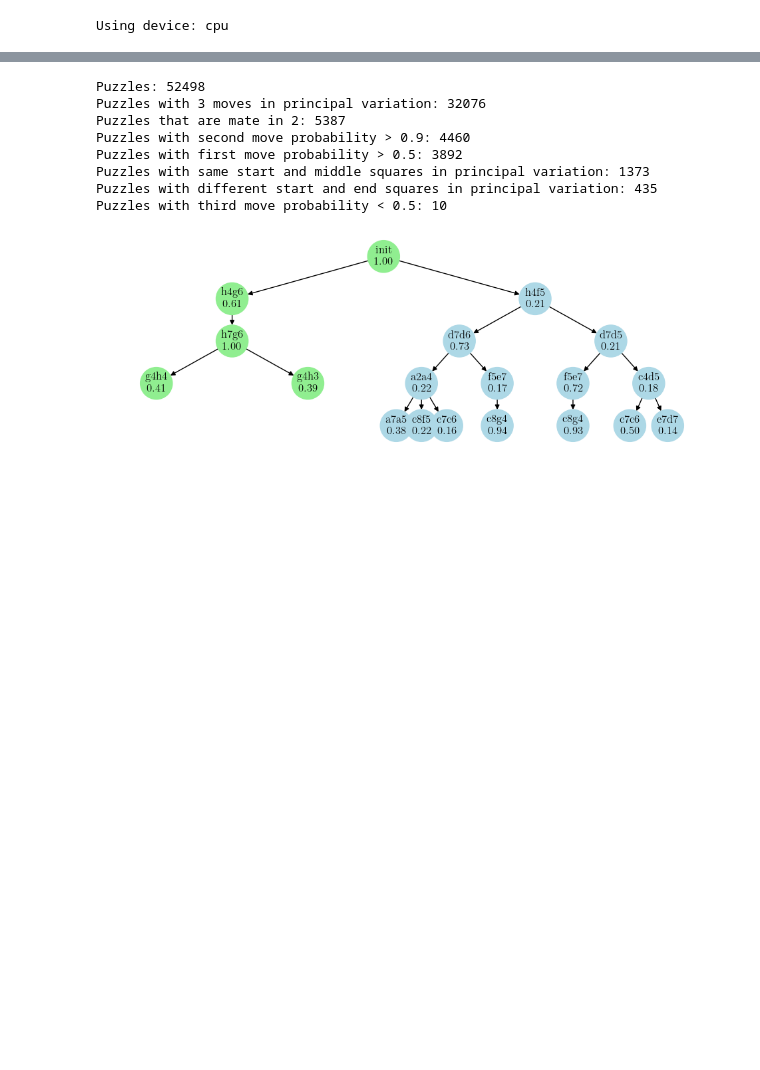
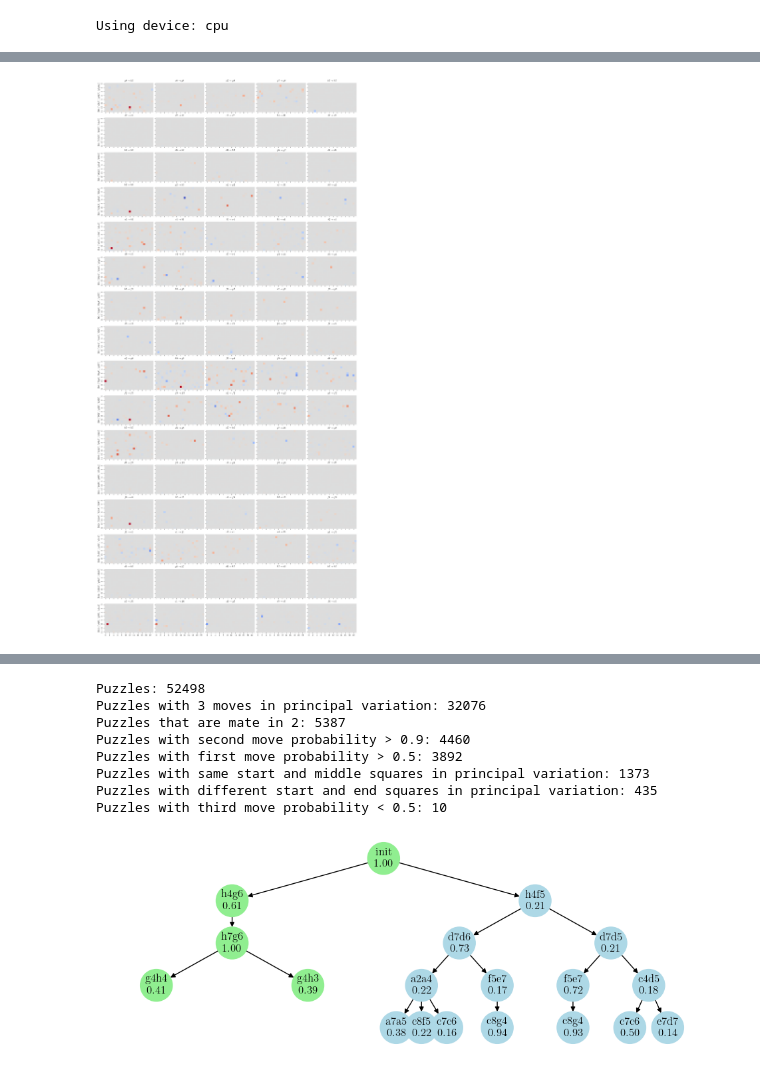
Before and after one commit to diogo-cruz/leela-interp, a Jupyter notebook: alternative_moves_L12H12_mate.ipynb, the cells around one changed output, grey strips where cells are left out. Saved outputs shown, nothing was run; the diff lists cells and outputs as text; code cells hidden in the pictures; blank space fills up the shorter version.

```diff
--- a/alternative_moves_L12H12_mate.ipynb
+++ b/alternative_moves_L12H12_mate.ipynb
@@ -46,0 +82,7 @@ study.attribution_boards[0]
+# %%
+value_data = np.zeros((n_boards, 15, 24, 64, 64))
+
+for layer in range(15):
+    print(f"Layer: {layer}")
+    study.get_attributions_fast(layer=layer, head=slice(0, 24), topk=1, k=4)
+    value_data[:, layer, ...] = study.attribution_values
@@ -46,0 +105,38 @@ study.attribution_boards[0]
+# %%
+top_squares = [[] for i in range(n_boards)]
+top_indices = [[] for i in range(n_boards)]
+n_top = 5
+
+for i in range(n_boards):
+    max_values = np.max(np.abs(value_data[i]), axis=(0, 1))
+    # Get indices of top 10 values in the 64x64 matrix
+    top_indices[i] = np.unravel_index(np.argsort(max_values.ravel())[-n_top:], max_values.shape)
+
+    # Convert top_indices to board squares
+    board = study.boards[i]  # Assuming we're using the first board in the study
+
+    for idx1, idx2 in zip(top_indices[i][0], top_indices[i][1]):
+        from_square = board.idx2sq(idx1)
+        to_square = board.idx2sq(idx2)
+        top_squares[i].append((from_square, to_square))
+
+    # print("Top 5 square pairs:")
+    # for i, (from_sq, to_sq) in enumerate(top_squares, 1):
+    #     print(f"{i}. {from_sq}{to_sq}")
+# %%
+# Plot heatmaps corresponding to the top squares in a grid
+fig, axes = plt.subplots(n_boards, n_top, figsize=(3*n_top, 2*n_boards), sharex=True, sharey=True)
+#fig.suptitle("Top 10 Square Pairs Heatmaps", fontsize=16)
+
+for i in range(n_boards):
+    for j, ((from_sq_idx, to_sq_idx), ax) in enumerate(zip(zip(top_indices[i][0][::-1], top_indices[i][1][::-1]), axes[i].flatten() if n_boards > 1 else axes)):
+        sns.heatmap(value_data[i, :, :, from_sq_idx, to_sq_idx], cmap='coolwarm', center=0, ax=ax, cbar=False, vmin=-0.2, vmax=0.2)
+        ax.set_title(f"{top_squares[i][n_top-j-1][1]}" + r"$\to$" + f"{top_squares[i][n_top-j-1][0]}")
+        ax.set_xlabel('')
+        if j == 0:
+            ax.set_ylabel(f'B{i}: {fifth_study.puzzle_sets['n']['112'].iloc[i].principal_variation}')
+
+plt.tight_layout()
+plt.show()
+# %% [output]
+[figure, added]
```
Also changed, not shown: parts of 22 cells of this notebook, 4 other files.
